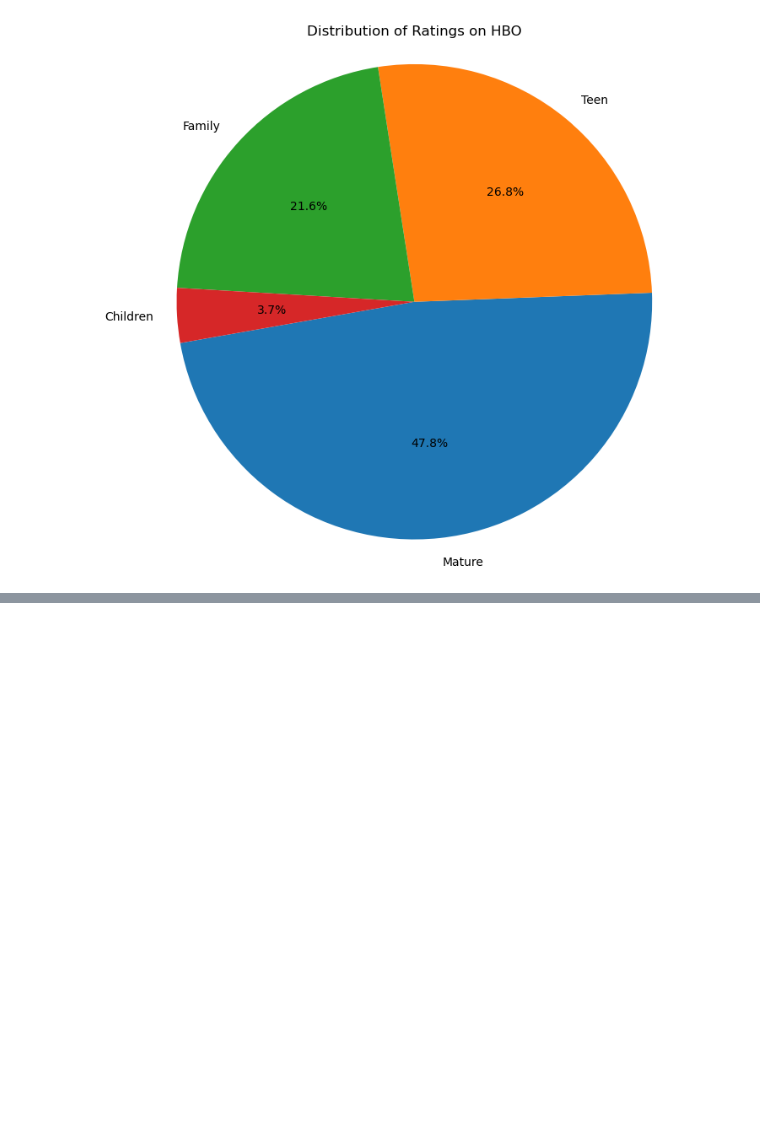
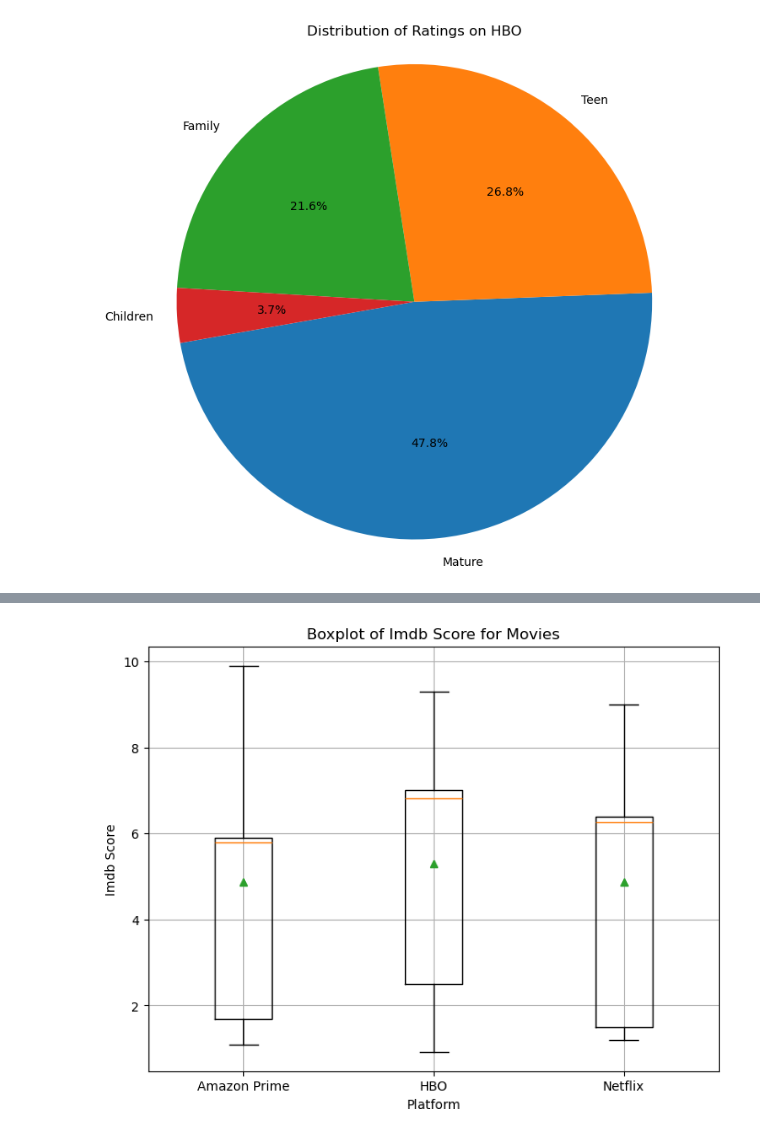
Before and after one commit to daggonit/Platform_Proj, a Jupyter notebook: Platform Project.ipynb, the cells around one changed output, grey strips where cells are left out. Saved outputs shown, nothing was run; the diff lists cells and outputs as text; code cells hidden in the pictures; blank space fills up the shorter version.

Commit message:
stats and box plots

```diff
--- a/Platform Project.ipynb
+++ b/Platform Project.ipynb
@@ -541,0 +546,4 @@ plt.show()
+# %%
+#summary statistics per type per platform
+agg_summary = merged_df.groupby(['Type', 'Platform'])['Imdb Score'].agg(['mean', 'median', 'min', 'max', 'var'])
+agg_summary
@@ -541,0 +559,22 @@ plt.show()
+# %%
+#box plot for Movies
+movies_summary = agg_summary.loc['MOVIE']
+
+#imdb scores for each platform
+amazon_movie_scores = movies_summary.loc['Amazon Prime']
+hbo_movie_scores = movies_summary.loc['HBO']
+netflix_movie_scores = movies_summary.loc['Netflix']
+
+#list of imdb scores for each platform
+scores_movie = [amazon_movie_scores, hbo_movie_scores, netflix_movie_scores]
+
+# Plot
+plt.figure(figsize=(8, 6))
+plt.boxplot(scores_movie, labels=['Amazon Prime', 'HBO', 'Netflix'], showmeans=True)
+plt.xlabel('Platform')
+plt.ylabel('Imdb Score')
+plt.title('Boxplot of Imdb Score for Movies')
+plt.grid(True)
+plt.show()
+# %% [output]
+[figure, added]
```
Also changed, not shown: parts of 4 cells of this notebook.
